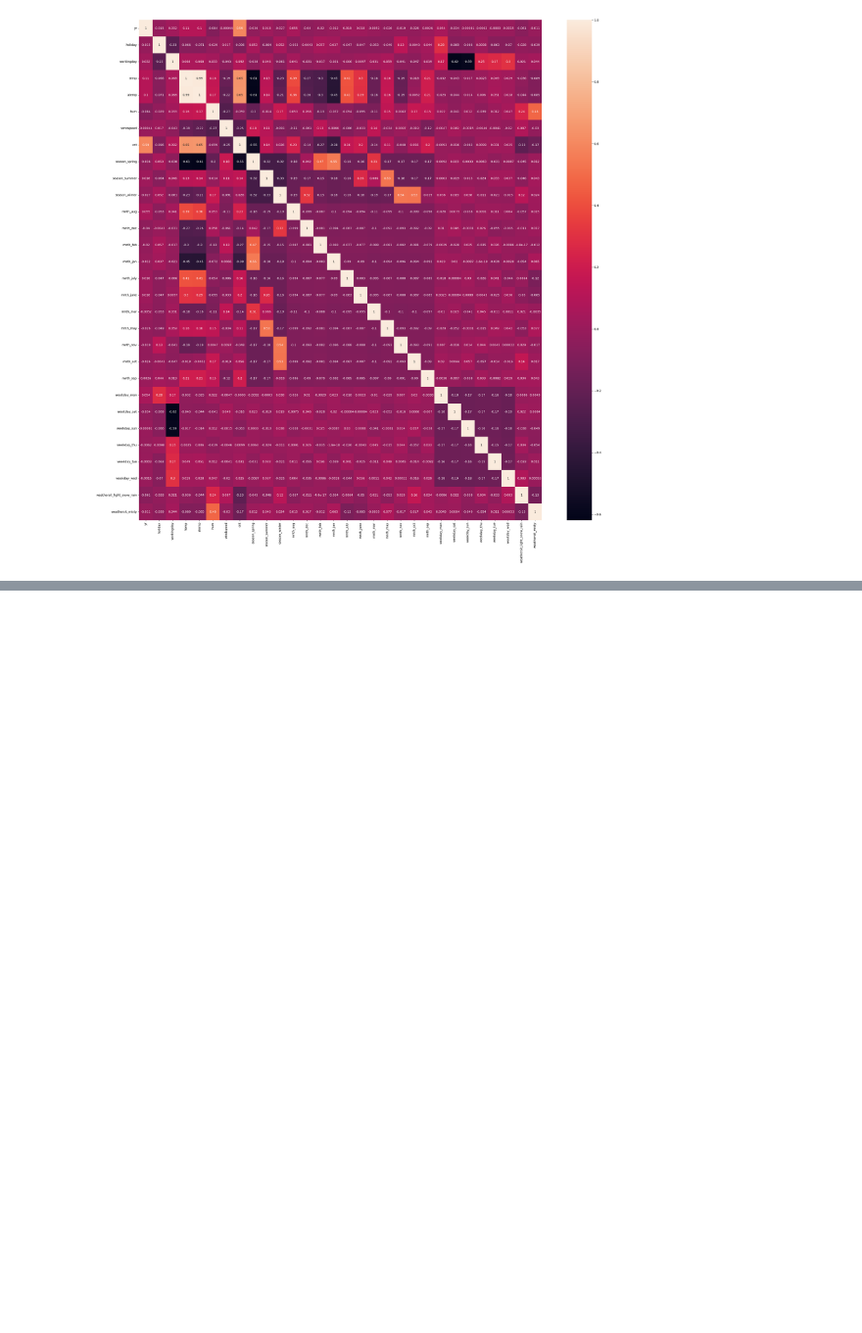
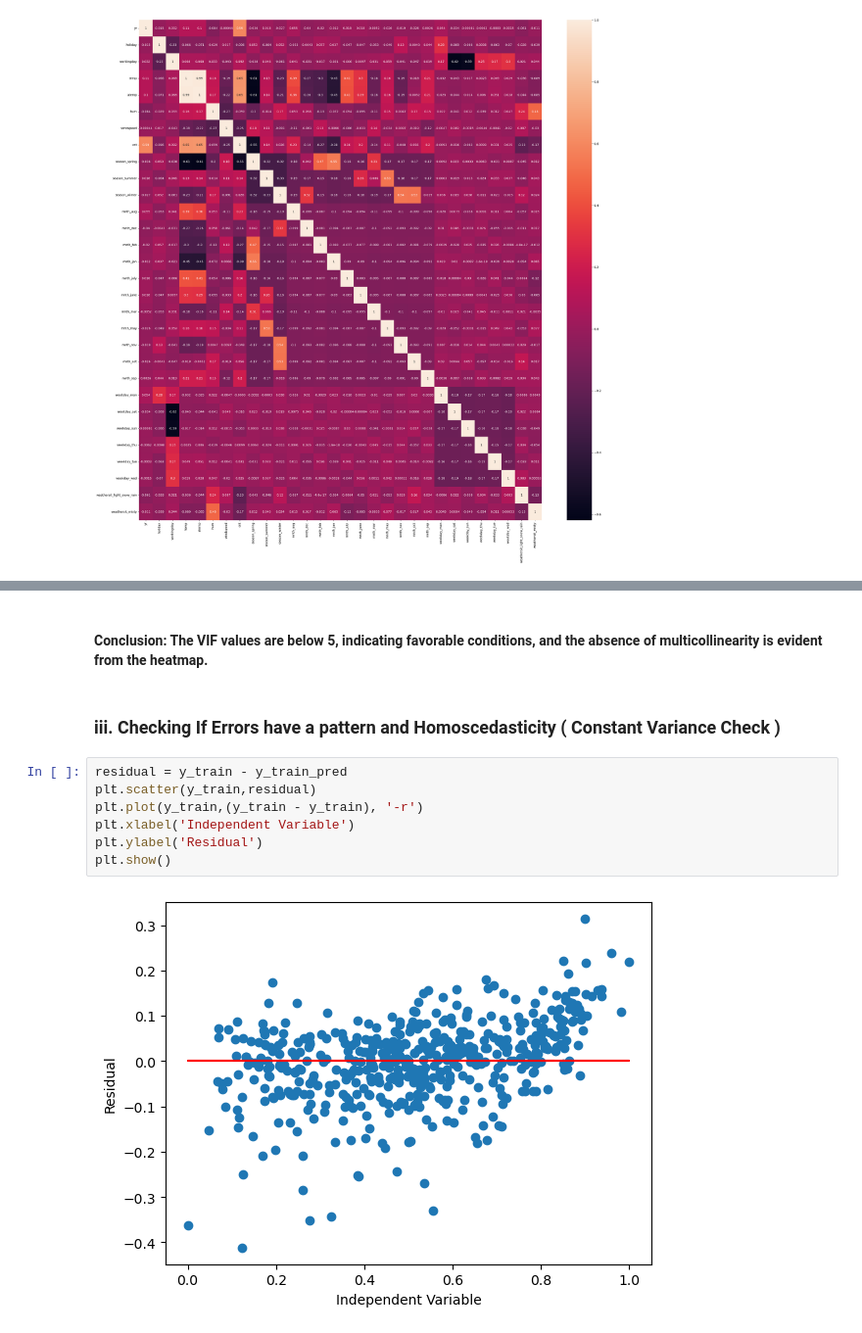
Before and after one commit to anagharavishankar/Regression_Bike_Sharing, a Jupyter notebook: Anagha_Ravishankar_Bike_Sharing.ipynb, the cells around one changed output, grey strips where cells are left out. Shown at 98% size. Saved outputs shown, nothing was run; the diff lists cells and outputs as text; blank space fills up the shorter version.

Commit message:
Residual Analysis

```diff
--- a/Anagha_Ravishankar_Bike_Sharing.ipynb
+++ b/Anagha_Ravishankar_Bike_Sharing.ipynb
@@ -707,0 +784,13 @@ Notes:
+# %% [markdown]
+#### Conclusion: The VIF values are below 5, indicating favorable conditions, and the absence of multicollinearity is evident from the heatmap.
+# %% [markdown]
+### iii. Checking If Errors have a pattern and Homoscedasticity ( Constant Variance Check )
+# %%
+residual = y_train - y_train_pred
+plt.scatter(y_train,residual)
+plt.plot(y_train,(y_train - y_train), '-r')
+plt.xlabel('Independent Variable')
+plt.ylabel('Residual')
+plt.show()
+# %% [output]
+[figure, added]
```
Also changed, not shown: parts of 92 cells of this notebook.
